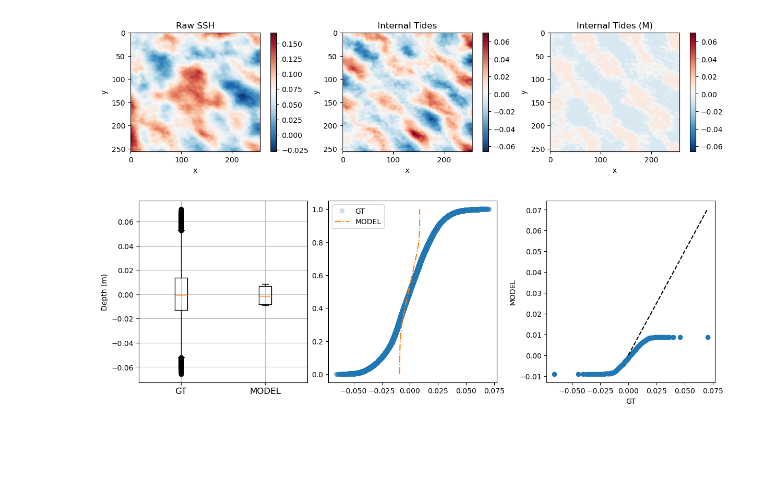
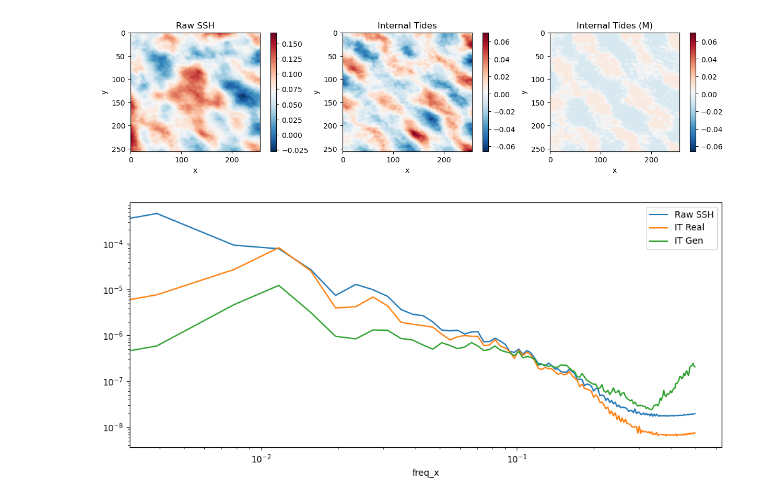
Before and after one commit to smhassanerfani/leap_momentum, a Jupyter notebook: inference.ipynb, the cells around one changed output. Saved outputs shown, nothing was run; the diff lists cells and outputs as text; code cells hidden in the pictures; blank space fills up the shorter version.

```diff
--- a/inference.ipynb
+++ b/inference.ipynb
@@ -126,6 +123,27 @@ plot_examples(inps[idx], its_inp[idx], its_gen[idx])
 # %% [output]
 [figure]
 # %%
-qqplot(its_inp[idx].ravel(), its_gen[idx].ravel(), quantiles=100)
+import xarray as xr
+import matplotlib.pyplot as plt
+
+fig, ax = plt.subplots(figsize=(12, 5))
+
+da_raw = xr.DataArray(inps[idx].squeeze(), dims=['x', 'y'])
+da_itr = xr.DataArray(its_inp[idx].squeeze(), dims=['x', 'y'])
+da_itg = xr.DataArray(its_gen[idx].squeeze(), dims=['x', 'y'])
+
+ps_raw = xrft.power_spectrum(da_raw, 'x', window='hamming').rename('raw')
+ps_itr = xrft.power_spectrum(da_itr, 'x', window='hamming').rename('raw')
+ps_itg = xrft.power_spectrum(da_itg, 'x', window='hamming').rename('raw')
+
+(ps_raw * ps_raw.freq_x).mean('y').plot(label='Raw SSH', ax=ax)
+(ps_itr * ps_itr.freq_x).mean('y').plot(label='IT Real', ax=ax)
+(ps_itg * ps_itg.freq_x).mean('y').plot(label='IT Gen', ax=ax)
+
+plt.xscale('log')
+plt.yscale('log')
+
+plt.legend()
+plt.show()
 # %% [output]
-[figure, old version]
+[figure, new version]
```
Also changed, not shown: parts of 1 cell of this notebook.
